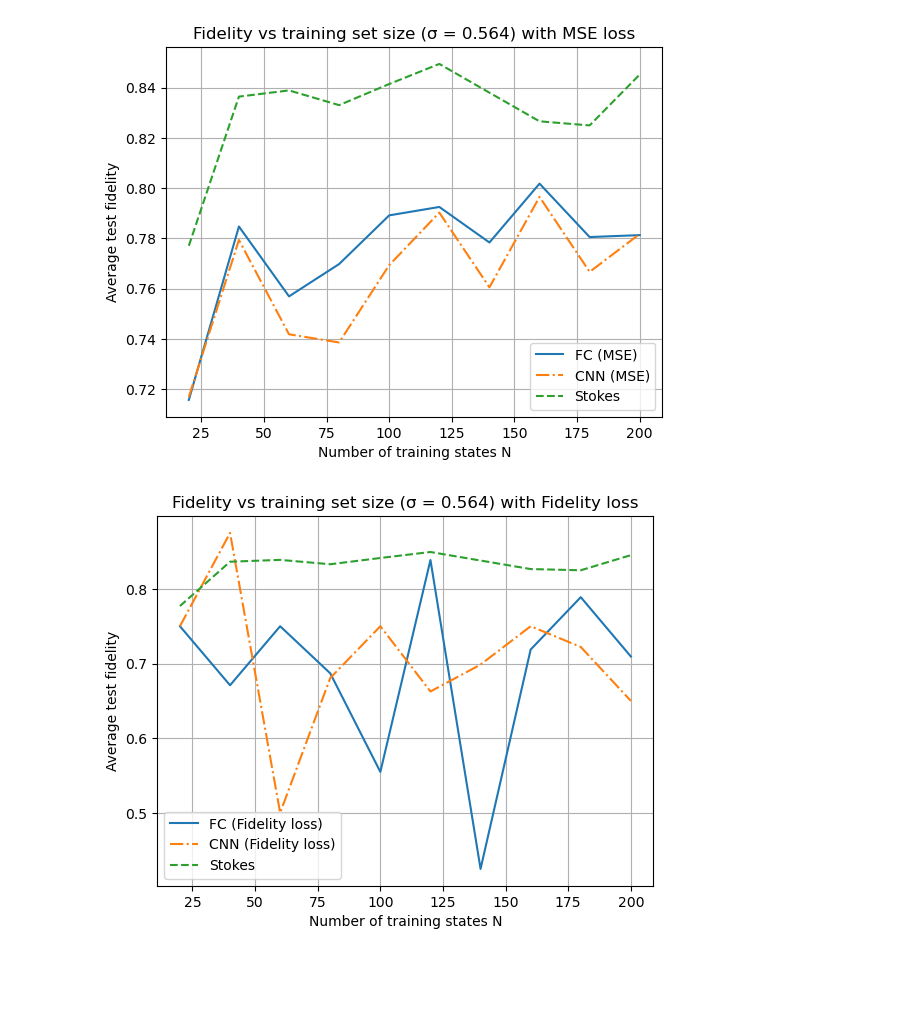
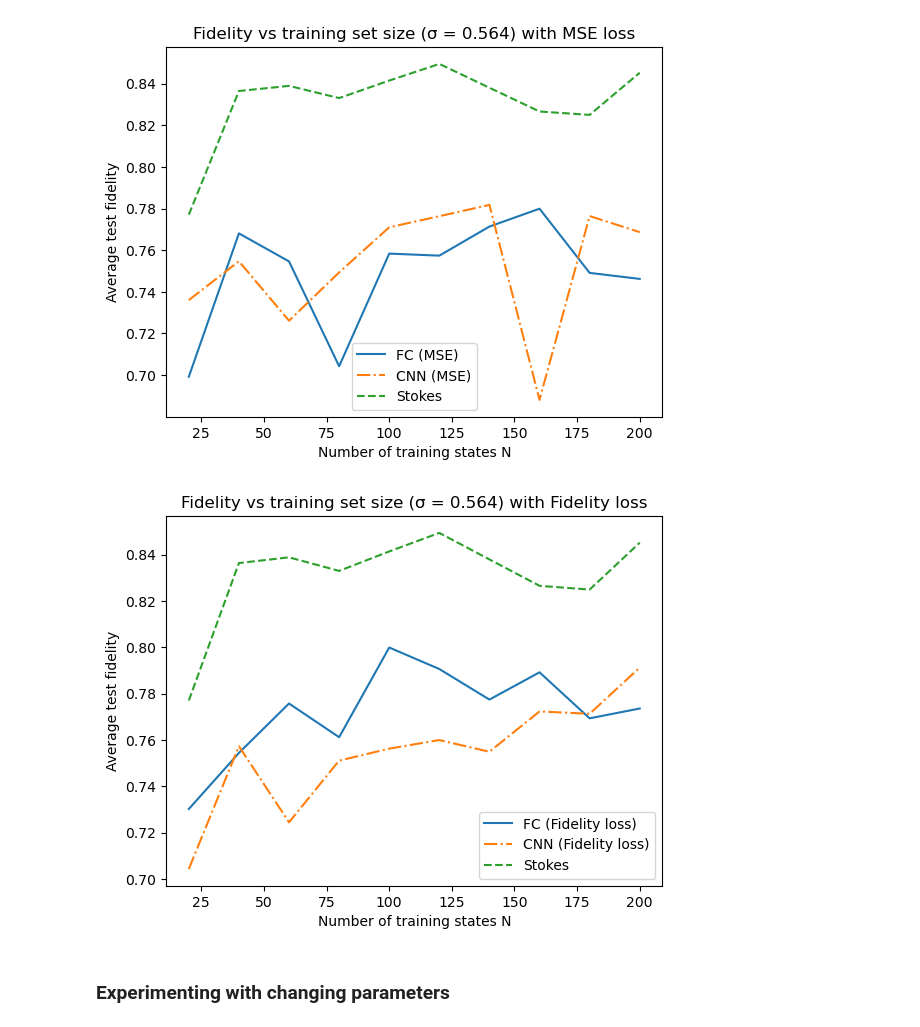
Before and after one commit to Charlow88/Masters-Project, a Jupyter notebook: tasks/NN_predict state_(Week_5)/Full_Notebook.ipynb, the cells around one changed output. Saved outputs shown, nothing was run; the diff lists cells and outputs as text; code cells hidden in the pictures; blank space fills up the shorter version.

```diff
--- a/tasks/NN_predict state_(Week_5)/Full_Notebook.ipynb
+++ b/tasks/NN_predict state_(Week_5)/Full_Notebook.ipynb
@@ -128,3 +181,21 @@ def fidelity_from_output(pred_flat: np.ndarray, true_flat: np.ndarray) -> float:
+# %%
+def fidelity_from_tau_params(pred_params: np.ndarray,
+                             true_flat: np.ndarray) -> float:
+    """
+    pred_params: length-16 real array (tau params)
+    true_flat:   length-32 real array (Re||Im vec(rho_true))
+    """
+    rho_pred = rho_from_tau_np(pred_params)
+
+    true_rho = true_flat[:16] + 1j * true_flat[16:]
+    true_rho = true_rho.reshape(4, 4)
+    true_rho = (true_rho + true_rho.conj().T) / 2
+    true_rho /= np.trace(true_rho)
+
+    sqrt_true = sqrtm(true_rho)
+    inner     = sqrt_true @ rho_pred @ sqrt_true
+    F         = np.real(np.trace(sqrtm(inner)) ** 2)
+    return float(np.clip(F, 0.0, 1.0))
 # %%
 def build_stokes_matrix(P: np.ndarray) -> np.ndarray:
     """
@@ -175,7 +246,7 @@ def precompute_stokes_fidelities(X_test: np.ndarray,
         ).astype(np.float32)
         stokes_flats.append(rho_stokes_flat)
 
-        f = fidelity_from_output(rho_stokes_flat, Y_test[k])
+        f = fidelity_from_vecs(rho_stokes_flat, Y_test[k])
         stokes_fids.append(f)
 
     stokes_flats = np.stack(stokes_flats, axis=0)
@@ -216,10 +363,10 @@ def fidelity_loss(pred: torch.Tensor, target: torch.Tensor) -> torch.Tensor:
 # %%
 def get_loss_fn(loss_type: str):
-    mse_loss = nn.MSELoss()
     if loss_type == "mse":
-        return mse_loss
+        # MSE on density matrices
+        return mse_rho_loss_tau
     elif loss_type == "fidelity":
-        return fidelity_loss
+        return fidelity_loss_tau
     else:
         raise ValueError(f"Unknown loss_type: {loss_type}")
 # %%
@@ -301,7 +448,7 @@ def evaluate_model_fidelity(model: nn.Module,
         pred = model(X_in).numpy()  # (N_test, OUTPUT_DIM)
 
     fids = [
-        fidelity_from_output(pred[k], Y_test[k])
+        fidelity_from_tau_params(pred[k], Y_test[k])
         for k in range(len(pred))
     ]
     return float(np.mean(fids))
@@ -389,20 +549,20 @@ plt.xlabel("Number of training states N")
 plt.ylabel("Average test fidelity")
 plt.title(f"Fidelity vs training set size (σ = {sigma}) with MSE loss")
 plt.legend()
-plt.grid(True)
 plt.show()
 # %% [output]
-[figure, old version]
+[figure, new version]
 # %%
 plt.figure()
 plt.plot(N_list, avg_fids_fc_fid,      label='FC (Fidelity loss)',  linestyle='-')
 plt.plot(N_list, avg_fids_cnn_fid,     label='CNN (Fidelity loss)', linestyle='-.')
 plt.plot(N_list, avg_fids_stokes_all,  label='Stokes',              linestyle='--')
 plt.xlabel("Number of training states N")
 plt.ylabel("Average test fidelity")
 plt.title(f"Fidelity vs training set size (σ = {sigma}) with Fidelity loss")
 plt.legend()
-plt.grid(True)
 plt.show()
 # %% [output]
-[figure, old version]
+[figure, new version]
+# %% [markdown]
+### Experimenting with changing parameters
```
Also changed, not shown: parts of 11 cells of this notebook, 1 other file.
